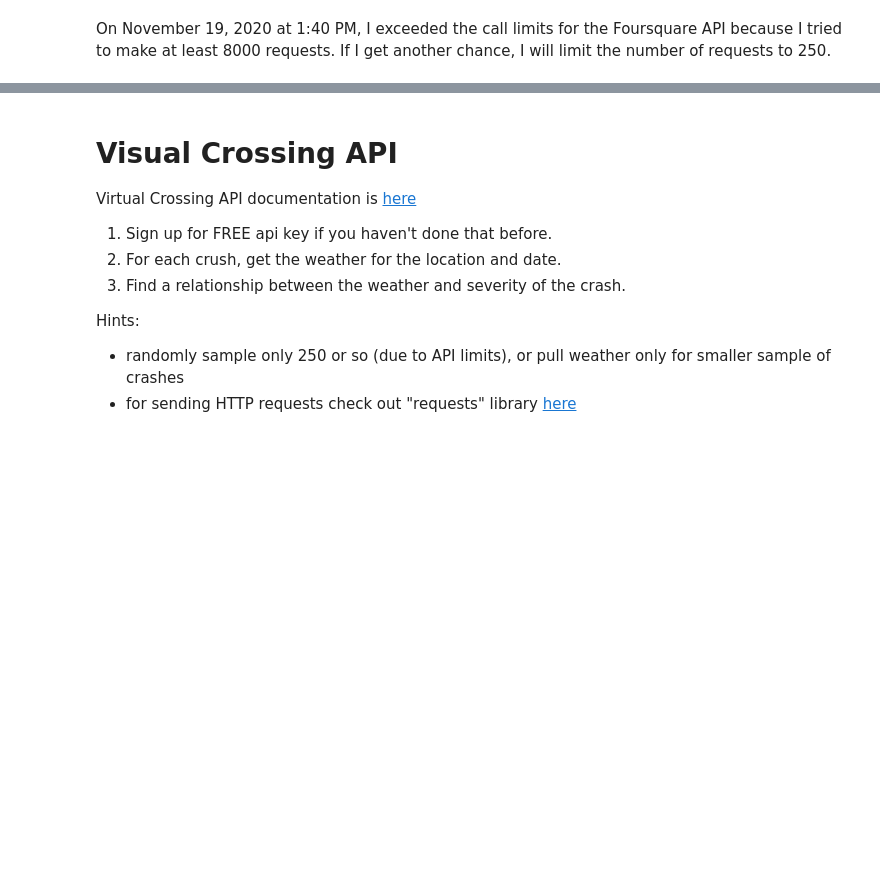
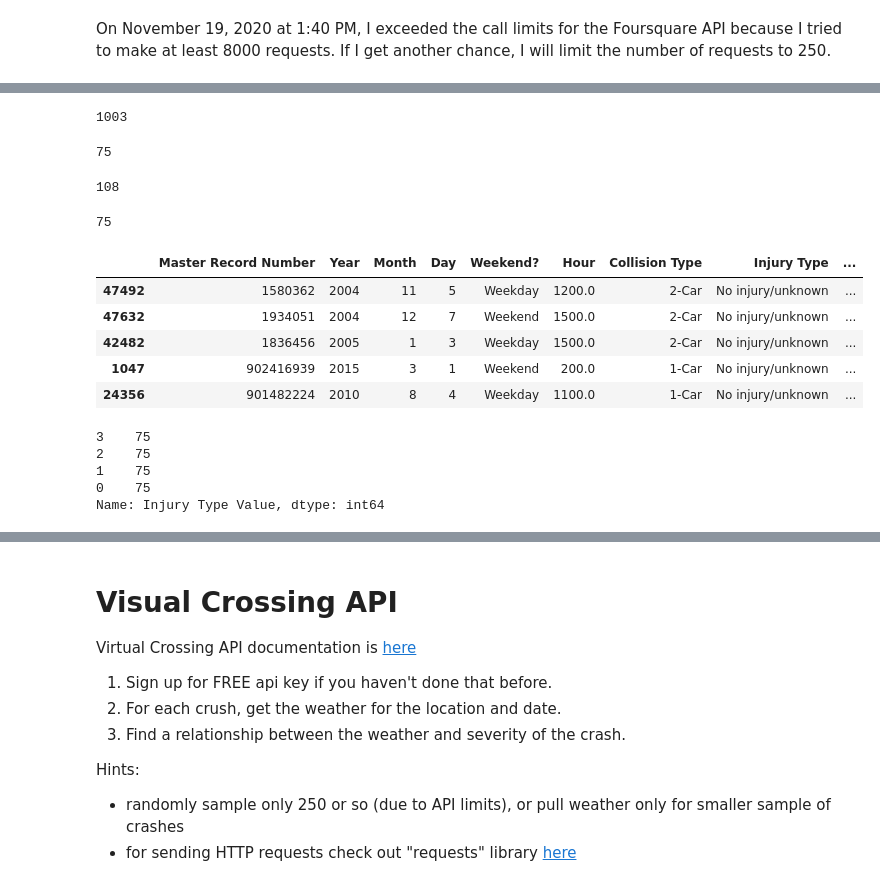
Before and after one commit to ryan-ferns/DS_auticon_week_2, a Jupyter notebook: project_I.ipynb, the cells around one changed output, grey strips where cells are left out. Saved outputs shown, nothing was run; the diff lists cells and outputs as text; code cells hidden in the pictures; blank space fills up the shorter version.

```diff
--- a/project_I.ipynb
+++ b/project_I.ipynb
@@ -331,0 +485,40 @@ If I get another chance, I will limit the number of requests to 250.
+# %%
+df_itv_2 = df3[df3["Injury Type Value"] == 2]
+len(df_itv_2)
+# %% [output]
+1003
+# %%
+df_itv_2_sample = df_itv_2.sample(n=75)
+len(df_itv_2_sample)
+# %% [output]
+75
+# %%
+df_itv_3 = df3[df3["Injury Type Value"] == 3]
+len(df_itv_3)
+# %% [output]
+108
+# %%
+df_itv_3_sample = df_itv_3.sample(n=75)
+len(df_itv_3_sample)
+# %% [output]
+75
+# %%
+pieces = [df_itv_0_sample, df_itv_1_sample, df_itv_2_sample, df_itv_3_sample]
+df_sample = pd.concat(pieces)
+# %%
+df_sample.head()
+# %% [output]
+|  | Master Record Number | Year | Month | Day | Weekend? | Hour | Collision Type | Injury Type | ... |
+| 47492 | 1580362 | 2004 | 11 | 5 | Weekday | 1200.0 | 2-Car | No injury/unknown | ... |
+| 47632 | 1934051 | 2004 | 12 | 7 | Weekend | 1500.0 | 2-Car | No injury/unknown | ... |
+| 42482 | 1836456 | 2005 | 1 | 3 | Weekday | 1500.0 | 2-Car | No injury/unknown | ... |
+| 1047 | 902416939 | 2015 | 3 | 1 | Weekend | 200.0 | 1-Car | No injury/unknown | ... |
+| 24356 | 901482224 | 2010 | 8 | 4 | Weekday | 1100.0 | 1-Car | No injury/unknown | ... |
+# %%
+df_sample["Injury Type Value"].value_counts()
+# %% [output]
+3    75
+2    75
+1    75
+0    75
+Name: Injury Type Value, dtype: int64
```
Also changed, not shown: parts of 38 cells of this notebook.
